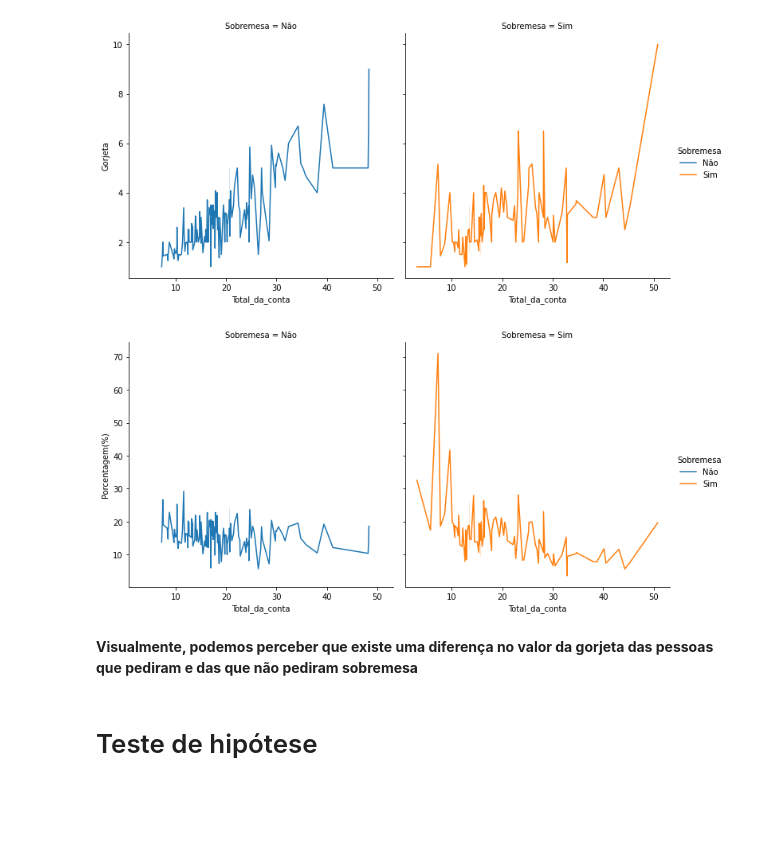
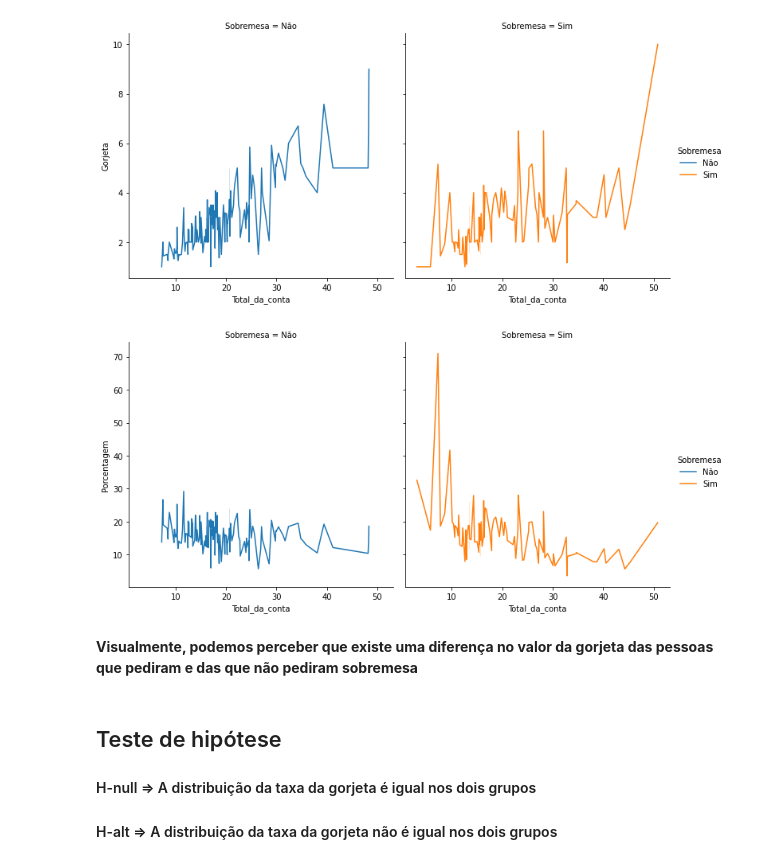
Before and after one commit to Olivierah/Data_Visualization, a Jupyter notebook: Seaborn_package_1.ipynb, the cells around one changed output. Drawn from its saved outputs; the diff is of its cells as text; code cells hidden in the pictures; blank space fills up the shorter version.

```diff
--- a/Seaborn_package_1.ipynb
+++ b/Seaborn_package_1.ipynb
@@ -176,6 +176,6 @@ dados.head()
 | 3 | 23.68 | 3.31 | Não | Domingo | Jantar | 2 |
 | 4 | 24.59 | 3.61 | Não | Domingo | Jantar | 4 |
 # %%
-dados['Porcentagem(%)'] = ((dados['Gorjeta']) / (dados['Total_da_conta']) * 100).round(2)
+dados['Porcentagem'] = ((dados['Gorjeta']) / (dados['Total_da_conta']) * 100).round(2)
 dados.head()
 # %% [output]
@@ -294,10 +295,14 @@ MI = sns.relplot(x='Total_da_conta', y='Gorjeta', hue='Sobremesa', kind='line',
 # %%
 # Com um gráfico de linha temos 'Total da conta' x 'Porcentagem(%)'
 
-MI = sns.relplot(x='Total_da_conta', y='Porcentagem(%)', hue='Sobremesa', kind='line', col= 'Sobremesa', data=dados)
+MI = sns.relplot(x='Total_da_conta', y='Porcentagem', hue='Sobremesa', kind='line', col= 'Sobremesa', data=dados)
 # %% [output]
-[figure, old version]
+[figure, new version]
 # %% [markdown]
 **Visualmente, podemos perceber que existe uma diferença no valor da gorjeta das pessoas que pediram e das que não pediram sobremesa**
-# %% [markdown]
-# Teste de hipótese
+# %% [markdown]
+## Teste de hipótese
+
+#### H-null => A distribuição da taxa da gorjeta é igual nos dois grupos
+
+#### H-alt => A distribuição da taxa da gorjeta não é igual nos dois grupos
```
Also changed, not shown: parts of 21 cells of this notebook.
